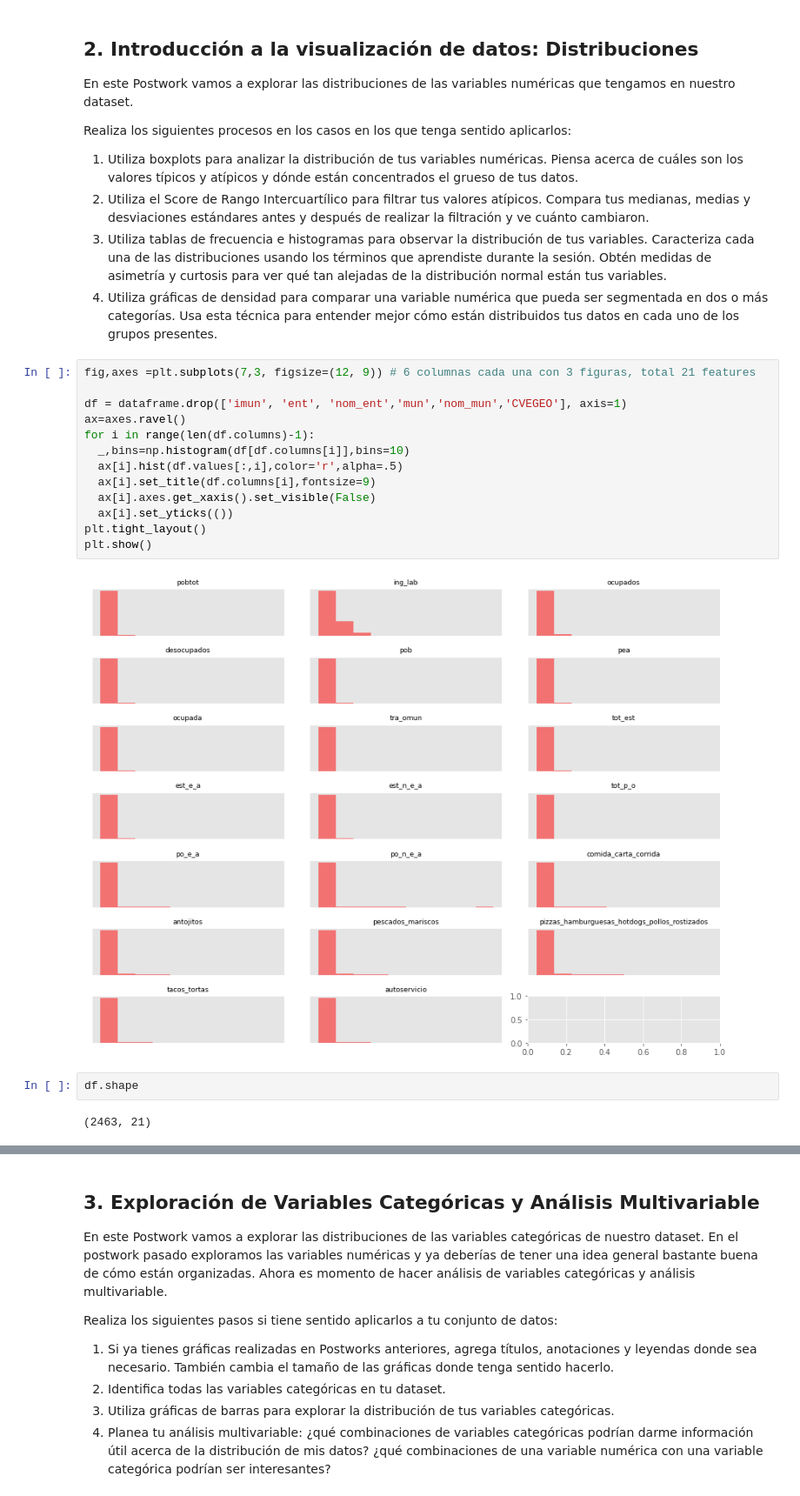
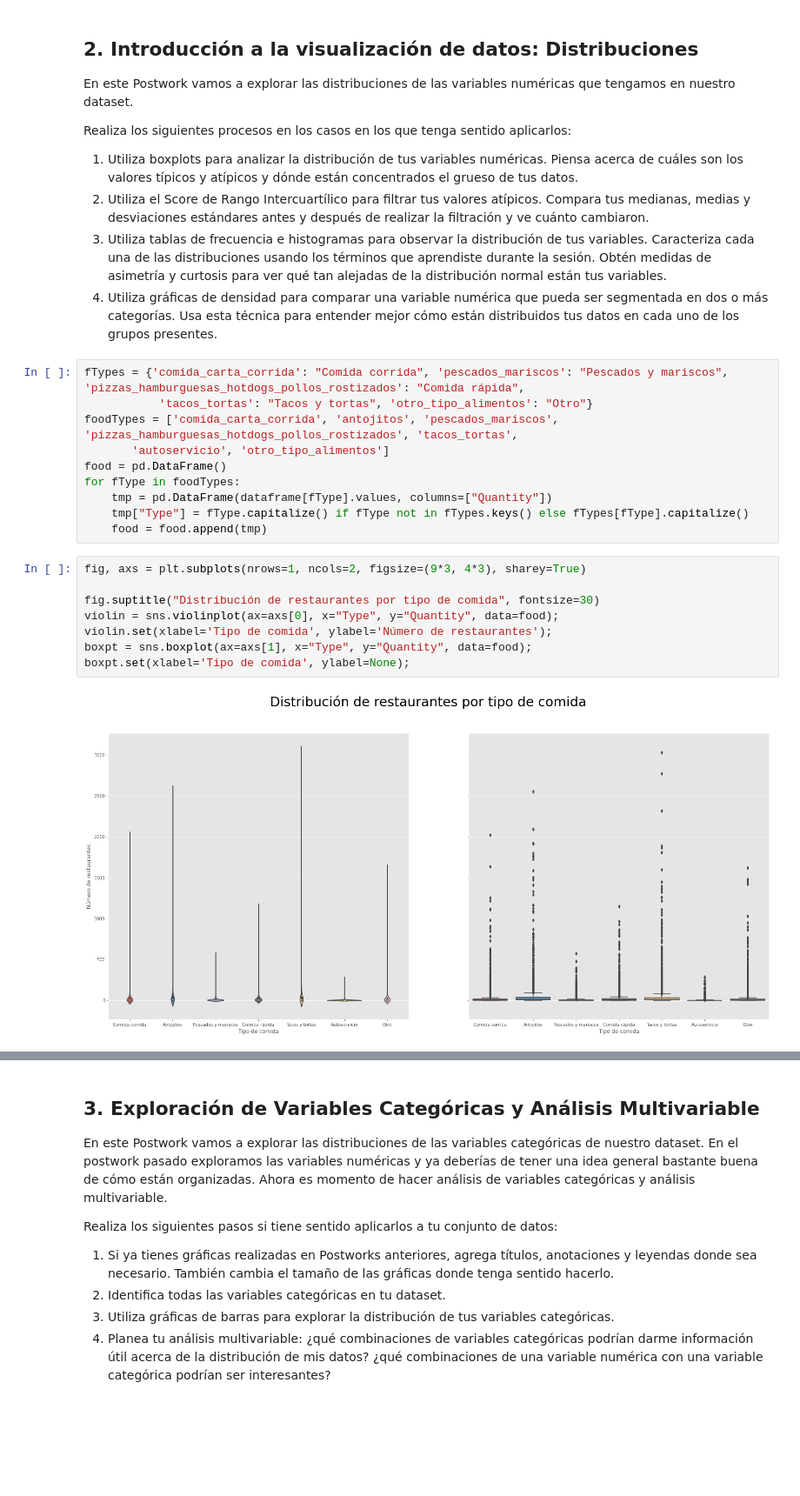
Before and after one commit to Walt9819/factores-impacto-desempleo-mexico, a Jupyter notebook: AD_Python/restaurantes_cdmx.ipynb, the cells around one changed output, grey strips where cells are left out. Shown at 87% size. Saved outputs shown, nothing was run; the diff lists cells and outputs as text; blank space fills up the shorter version.

```diff
--- a/AD_Python/restaurantes_cdmx.ipynb
+++ b/AD_Python/restaurantes_cdmx.ipynb
@@ -350,22 +350,23 @@ Realiza los siguientes procesos en los casos en los que tenga sentido aplicarlos
 2. Utiliza el Score de Rango Intercuartílico para filtrar tus valores atípicos. Compara tus medianas, medias y desviaciones estándares antes y después de realizar la filtración y ve cuánto cambiaron.
 3. Utiliza tablas de frecuencia e histogramas para observar la distribución de tus variables. Caracteriza cada una de las distribuciones usando los términos que aprendiste durante la sesión. Obtén medidas de asimetría y curtosis para ver qué tan alejadas de la distribución normal están tus variables.
 4. Utiliza gráficas de densidad para comparar una variable numérica que pueda ser segmentada en dos o más categorías. Usa esta técnica para entender mejor cómo están distribuidos tus datos en cada uno de los grupos presentes.
-# %%
-fig,axes =plt.subplots(7,3, figsize=(12, 9)) # 6 columnas cada una con 3 figuras, total 21 features
-
-df = dataframe.drop(['imun', 'ent', 'nom_ent','mun','nom_mun','CVEGEO'], axis=1)
-ax=axes.ravel()
-for i in range(len(df.columns)-1):
-  _,bins=np.histogram(df[df.columns[i]],bins=10)
-  ax[i].hist(df.values[:,i],color='r',alpha=.5)
-  ax[i].set_title(df.columns[i],fontsize=9)
-  ax[i].axes.get_xaxis().set_visible(False)
-  ax[i].set_yticks(())
-plt.tight_layout()
-plt.show()
-# %% [output]
-[figure, removed]
-# %%
-df.shape
-# %% [output]
-(2463, 21)
+# %%
+fTypes = {'comida_carta_corrida': "Comida corrida", 'pescados_mariscos': "Pescados y mariscos", 'pizzas_hamburguesas_hotdogs_pollos_rostizados': "Comida rápida",
+           'tacos_tortas': "Tacos y tortas", 'otro_tipo_alimentos': "Otro"}
+foodTypes = ['comida_carta_corrida', 'antojitos', 'pescados_mariscos', 'pizzas_hamburguesas_hotdogs_pollos_rostizados', 'tacos_tortas',
+       'autoservicio', 'otro_tipo_alimentos']
+food = pd.DataFrame()
+for fType in foodTypes:
+    tmp = pd.DataFrame(dataframe[fType].values, columns=["Quantity"])
+    tmp["Type"] = fType.capitalize() if fType not in fTypes.keys() else fTypes[fType].capitalize()
+    food = food.append(tmp)
+# %%
+fig, axs = plt.subplots(nrows=1, ncols=2, figsize=(9*3, 4*3), sharey=True)
+
+fig.suptitle("Distribución de restaurantes por tipo de comida", fontsize=30)
+violin = sns.violinplot(ax=axs[0], x="Type", y="Quantity", data=food);
+violin.set(xlabel='Tipo de comida', ylabel='Número de restaurantes');
+boxpt = sns.boxplot(ax=axs[1], x="Type", y="Quantity", data=food);
+boxpt.set(xlabel='Tipo de comida', ylabel=None);
+# %% [output]
+[figure, added]
```
Also changed, not shown: parts of 39 cells of this notebook.
